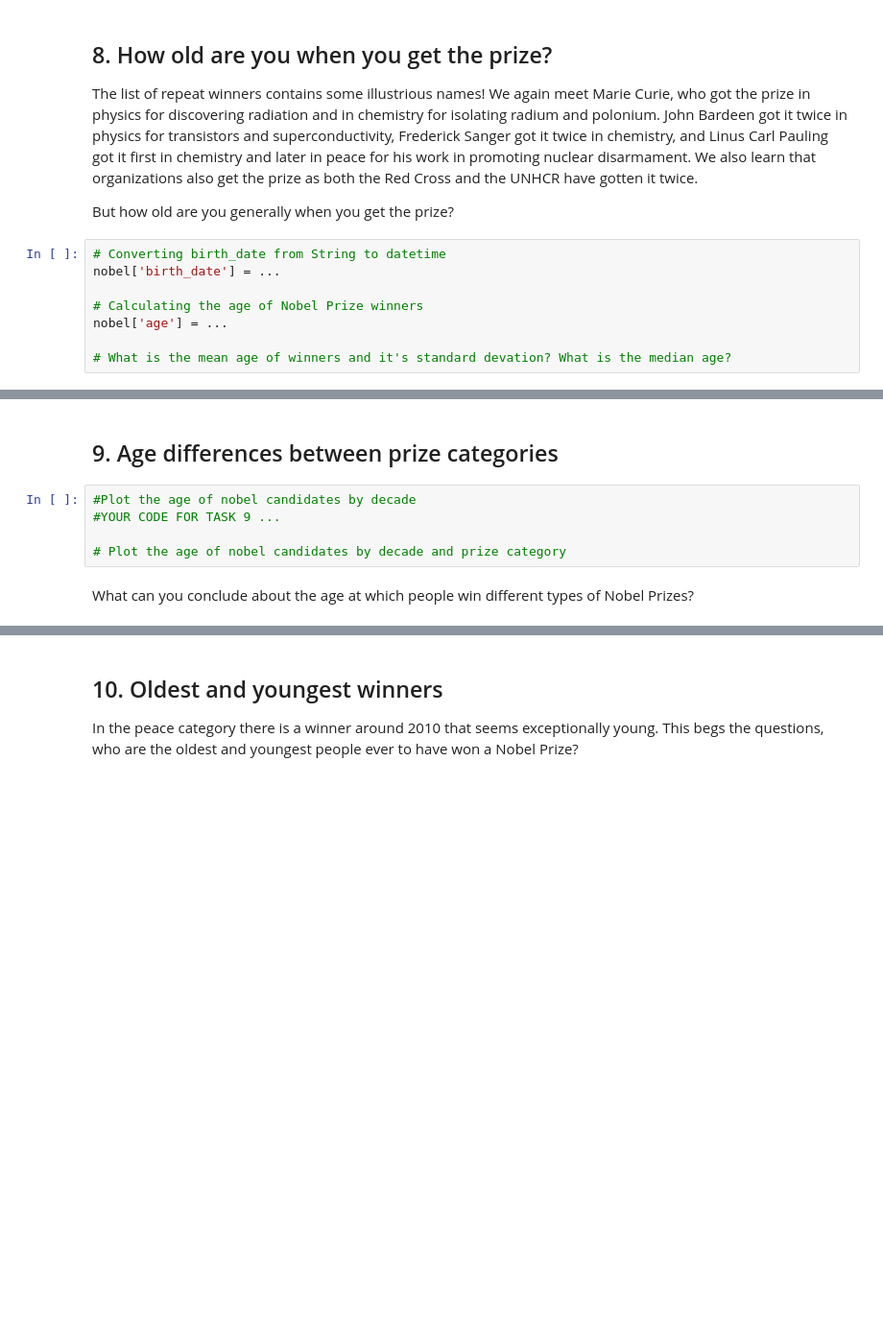
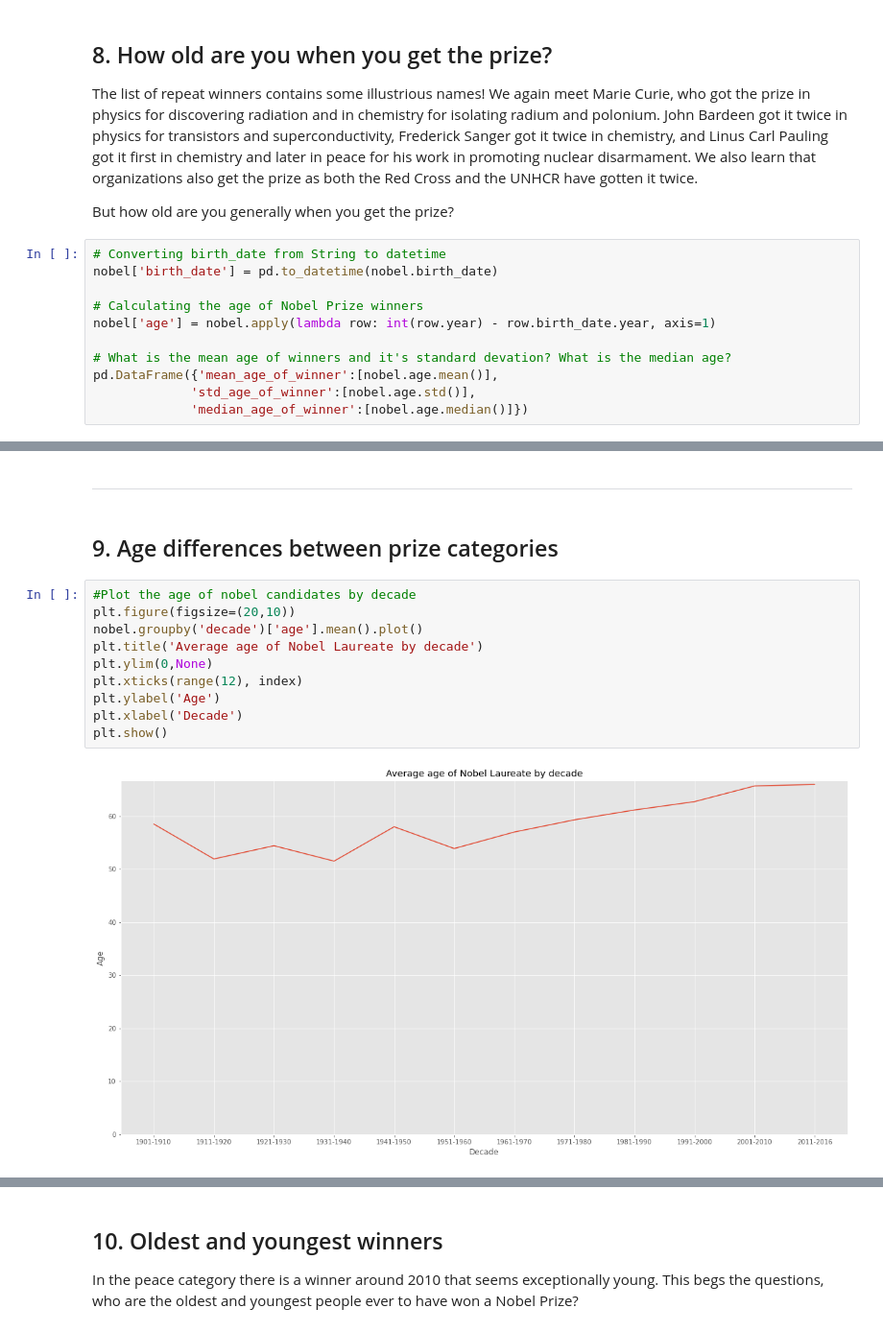
Before and after one commit to ThapeloMarakalla/A-Visual-History-of-Nobel-Prize-Winners, a Jupyter notebook: code/nobelprizewinners.ipynb, the cells around one changed output, grey strips where cells are left out. Shown at 96% size. Drawn from its saved outputs; the diff is of its cells as text; blank space fills up the shorter version.

Commit message:
analysing age per category

```diff
--- a/code/nobelprizewinners.ipynb
+++ b/code/nobelprizewinners.ipynb
@@ -229,9 +231,12 @@ won it twice.
 <p>But how old are you generally when you get the prize?</p>
 # %%
 # Converting birth_date from String to datetime
-nobel['birth_date'] = ...
+nobel['birth_date'] = pd.to_datetime(nobel.birth_date)
 
 # Calculating the age of Nobel Prize winners
-nobel['age'] = ...
+nobel['age'] = nobel.apply(lambda row: int(row.year) - row.birth_date.year, axis=1)
 
 # What is the mean age of winners and it's standard devation? What is the median age?
+pd.DataFrame({'mean_age_of_winner':[nobel.age.mean()],
+             'std_age_of_winner':[nobel.age.std()],
+             'median_age_of_winner':[nobel.age.median()]})
@@ -238,9 +254,16 @@ nobel['age'] = ...
+# %% [markdown]
+---
 # %% [markdown]
 ## 9. Age differences between prize categories
-# %%
-#Plot the age of nobel candidates by decade
-#YOUR CODE FOR TASK 9 ...
-
-# Plot the age of nobel candidates by decade and prize category
-# %% [markdown]
-What can you conclude about the age at which people win different types of Nobel Prizes?
+# %%
+#Plot the age of nobel candidates by decade
+plt.figure(figsize=(20,10))
+nobel.groupby('decade')['age'].mean().plot()
+plt.title('Average age of Nobel Laureate by decade')
+plt.ylim(0,None)
+plt.xticks(range(12), index)
+plt.ylabel('Age')
+plt.xlabel('Decade')
+plt.show()
+# %% [output]
+[figure, added]
```
Also changed, not shown: parts of 12 cells of this notebook.
